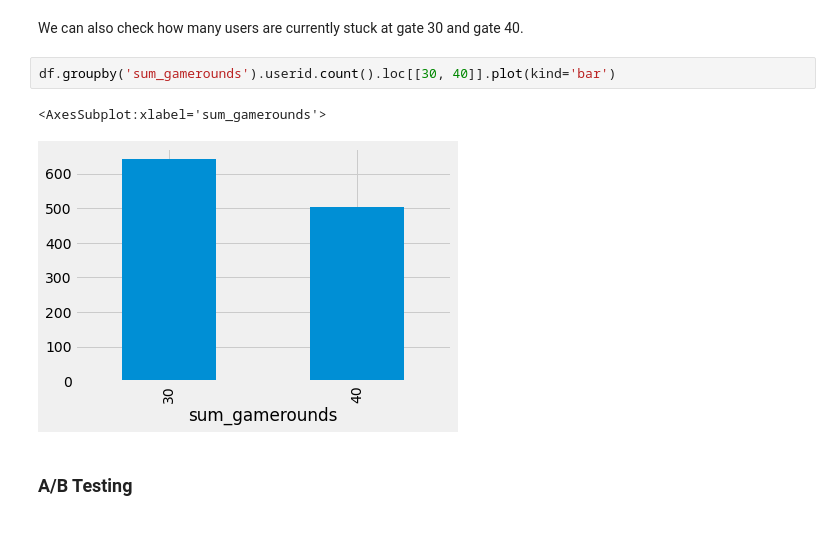
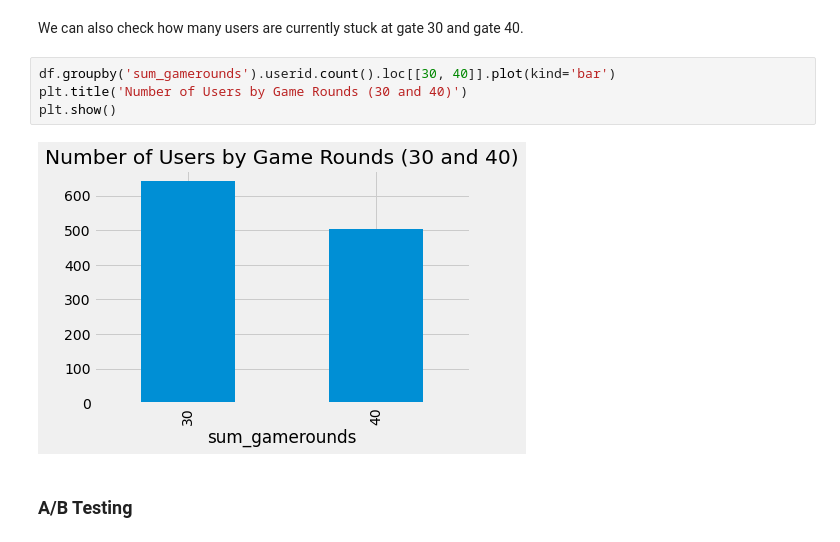
Before and after one commit to elvanselvano/hypothesis-testing, a Jupyter notebook: testing.ipynb, the cells around one changed output. Cells and saved outputs as stored; diff of their text form.

```diff
--- a/testing.ipynb
+++ b/testing.ipynb
@@ -167,8 +167,9 @@ plt.show()
 We can also check how many users are currently stuck at gate 30 and gate 40.
 # %%
 df.groupby('sum_gamerounds').userid.count().loc[[30, 40]].plot(kind='bar')
+plt.title('Number of Users by Game Rounds (30 and 40)')
+plt.show()
 # %% [output]
-<AxesSubplot:xlabel='sum_gamerounds'>
-[figure, old version]
+[figure, new version]
 # %% [markdown]
 ### A/B Testing
```
Also changed, not shown: parts of 15 cells of this notebook.
